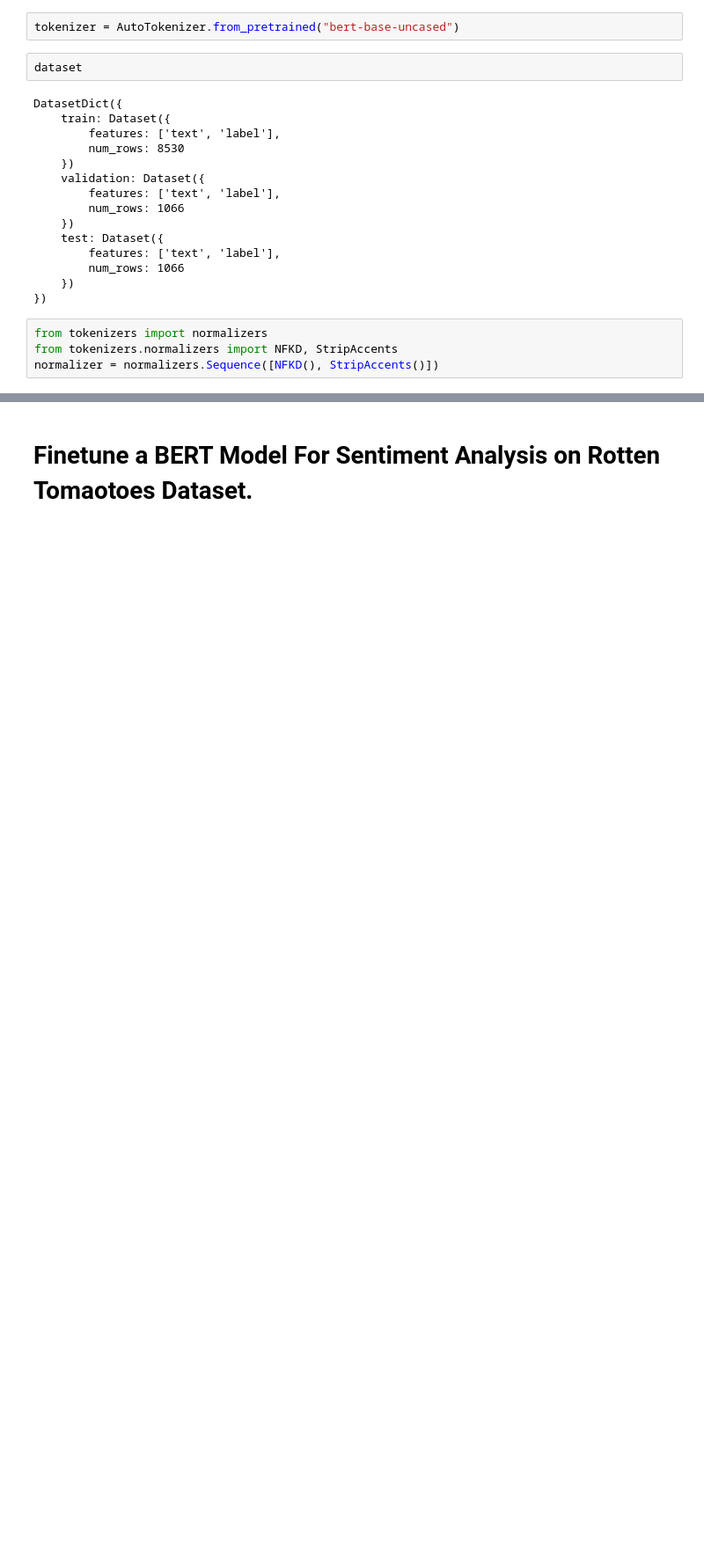
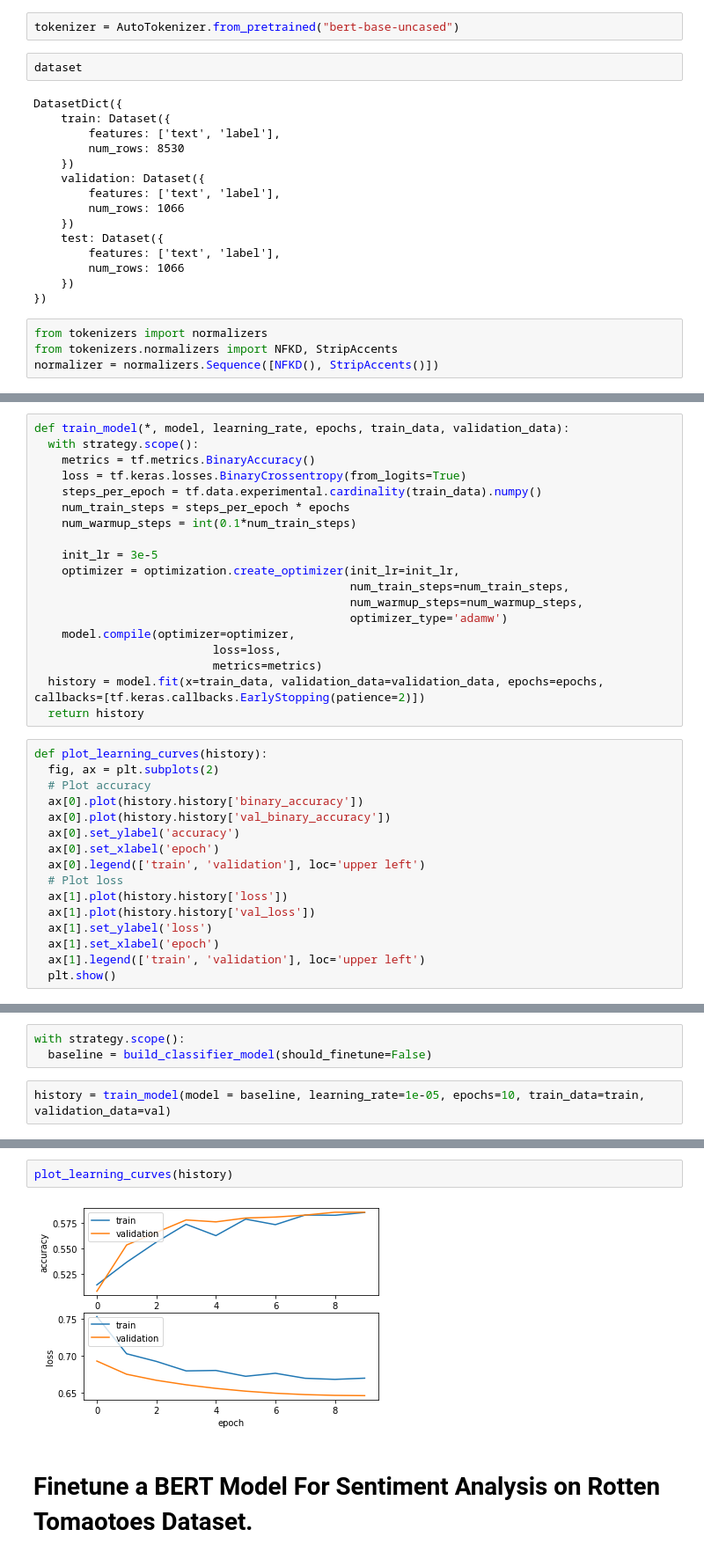
Before and after one commit to folaAj/jhu_nlp_class, a Jupyter notebook: NLP_Project.ipynb, the cells around one changed output, grey strips where cells are left out. Shown at 88% size. Drawn from its saved outputs; the diff is of its cells as text; blank space fills up the shorter version.

```diff
--- a/NLP_Project.ipynb
+++ b/NLP_Project.ipynb
@@ -103,0 +169,35 @@ WARNING:datasets.arrow_dataset:Loading cached processed dataset at /root/.cache/
+# %%
+def train_model(*, model, learning_rate, epochs, train_data, validation_data):
+  with strategy.scope():
+    metrics = tf.metrics.BinaryAccuracy()
+    loss = tf.keras.losses.BinaryCrossentropy(from_logits=True)
+    steps_per_epoch = tf.data.experimental.cardinality(train_data).numpy()
+    num_train_steps = steps_per_epoch * epochs
+    num_warmup_steps = int(0.1*num_train_steps)
+
+    init_lr = 3e-5
+    optimizer = optimization.create_optimizer(init_lr=init_lr,
+                                              num_train_steps=num_train_steps,
+                                              num_warmup_steps=num_warmup_steps,
+                                              optimizer_type='adamw')
+    model.compile(optimizer=optimizer,
+                          loss=loss,
+                          metrics=metrics)
+  history = model.fit(x=train_data, validation_data=validation_data, epochs=epochs, callbacks=[tf.keras.callbacks.EarlyStopping(patience=2)])
+  return history
+# %%
+def plot_learning_curves(history):
+  fig, ax = plt.subplots(2)
+  # Plot accuracy
+  ax[0].plot(history.history['binary_accuracy'])
+  ax[0].plot(history.history['val_binary_accuracy'])
+  ax[0].set_ylabel('accuracy')
+  ax[0].set_xlabel('epoch')
+  ax[0].legend(['train', 'validation'], loc='upper left')
+  # Plot loss
+  ax[1].plot(history.history['loss'])
+  ax[1].plot(history.history['val_loss'])
+  ax[1].set_ylabel('loss')
+  ax[1].set_xlabel('epoch')
+  ax[1].legend(['train', 'validation'], loc='upper left')
+  plt.show()
@@ -103,0 +208,5 @@ WARNING:datasets.arrow_dataset:Loading cached processed dataset at /root/.cache/
+# %%
+with strategy.scope():
+  baseline = build_classifier_model(should_finetune=False)
+# %%
+history = train_model(model = baseline, learning_rate=1e-05, epochs=10, train_data=train, validation_data=val)
@@ -104,2 +239,6 @@ WARNING:datasets.arrow_dataset:Loading cached processed dataset at /root/.cache/
+# %%
+plot_learning_curves(history)
+# %% [output]
+[figure, added]
 # %% [markdown]
 # Finetune  a BERT Model For Sentiment Analysis on Rotten Tomaotoes Dataset.
```
Also changed, not shown: parts of 30 cells of this notebook.
